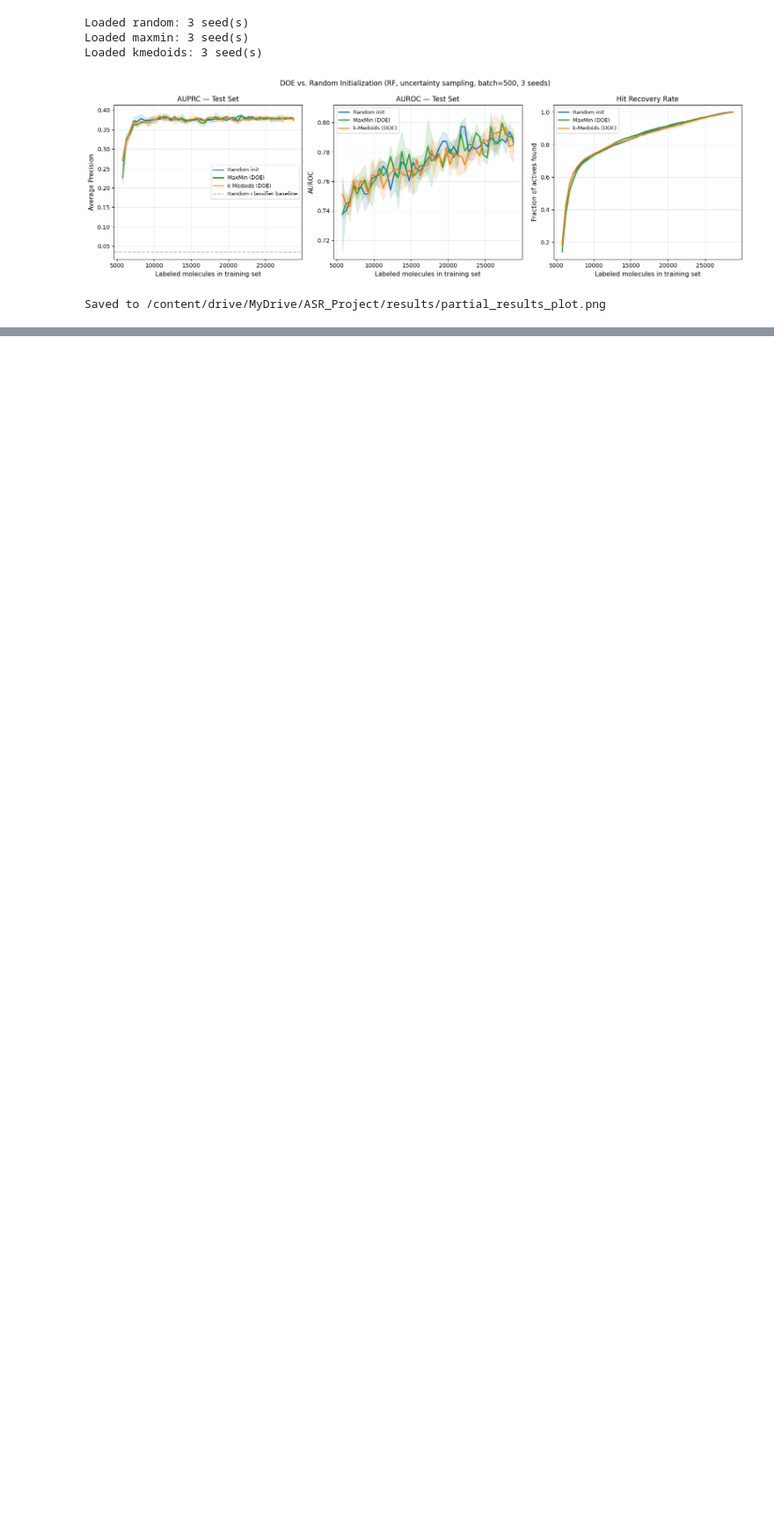
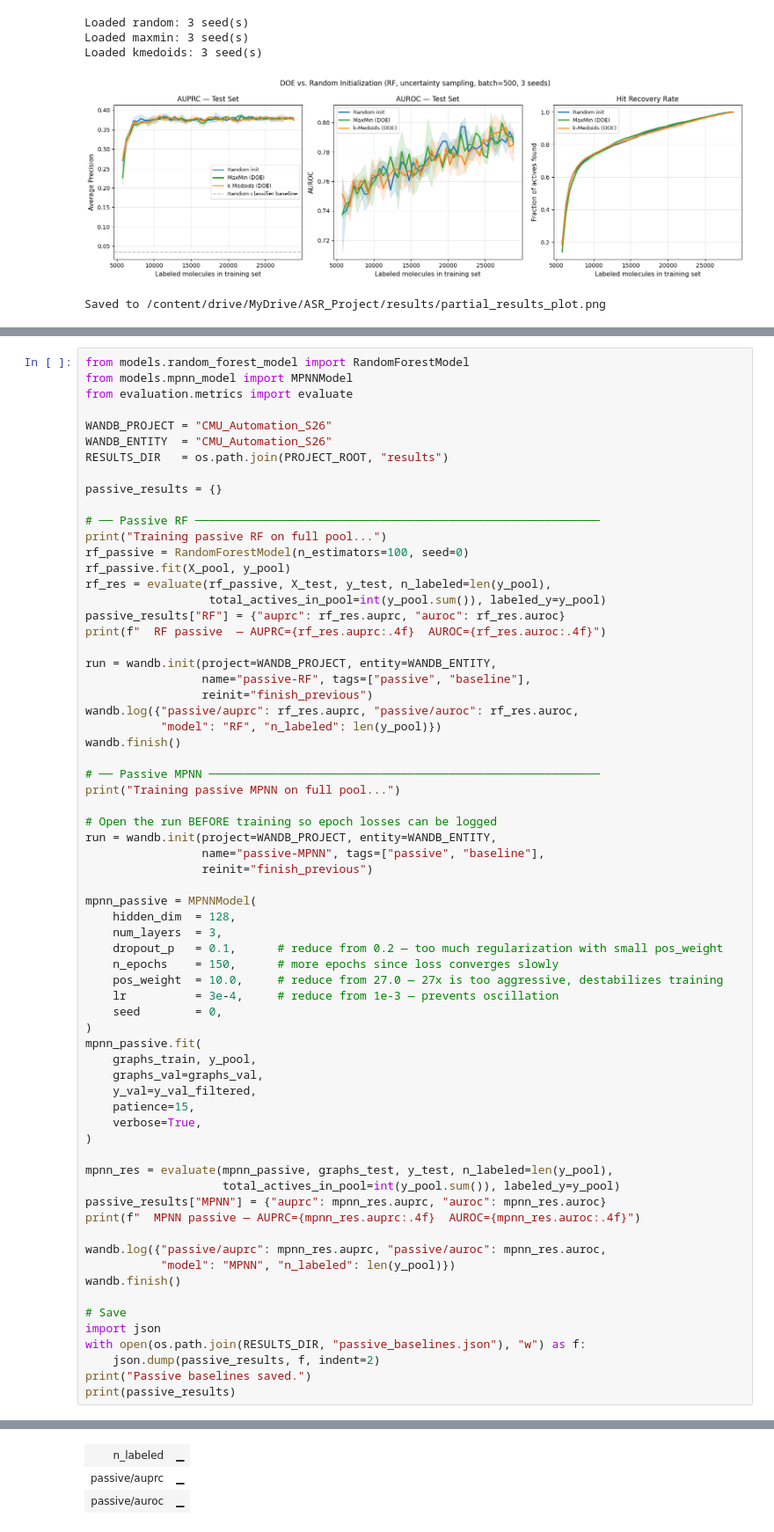
Before and after one commit to skothare/ASR_Proj, a Jupyter notebook: colab_runner.ipynb, the cells around one changed output, grey strips where cells are left out. Shown at 88% size. Saved outputs shown, nothing was run; the diff lists cells and outputs as text; blank space fills up the shorter version.

```diff
--- a/colab_runner.ipynb
+++ b/colab_runner.ipynb
@@ -506,0 +778,68 @@ Saved to /content/drive/MyDrive/ASR_Project/results/partial_results_plot.png
+# %%
+from models.random_forest_model import RandomForestModel
+from models.mpnn_model import MPNNModel
+from evaluation.metrics import evaluate
+
+WANDB_PROJECT = "CMU_Automation_S26"
+WANDB_ENTITY  = "CMU_Automation_S26"
+RESULTS_DIR   = os.path.join(PROJECT_ROOT, "results")
+
+passive_results = {}
+
+# ── Passive RF ───────────────────────────────────────────────────────────
+print("Training passive RF on full pool...")
+rf_passive = RandomForestModel(n_estimators=100, seed=0)
+rf_passive.fit(X_pool, y_pool)
+rf_res = evaluate(rf_passive, X_test, y_test, n_labeled=len(y_pool),
+                  total_actives_in_pool=int(y_pool.sum()), labeled_y=y_pool)
+passive_results["RF"] = {"auprc": rf_res.auprc, "auroc": rf_res.auroc}
+print(f"  RF passive  — AUPRC={rf_res.auprc:.4f}  AUROC={rf_res.auroc:.4f}")
+
+run = wandb.init(project=WANDB_PROJECT, entity=WANDB_ENTITY,
+                 name="passive-RF", tags=["passive", "baseline"],
+                 reinit="finish_previous")
+wandb.log({"passive/auprc": rf_res.auprc, "passive/auroc": rf_res.auroc,
+           "model": "RF", "n_labeled": len(y_pool)})
+wandb.finish()
+
+# ── Passive MPNN ─────────────────────────────────────────────────────────
+print("Training passive MPNN on full pool...")
+
+# Open the run BEFORE training so epoch losses can be logged
+run = wandb.init(project=WANDB_PROJECT, entity=WANDB_ENTITY,
+                 name="passive-MPNN", tags=["passive", "baseline"],
+                 reinit="finish_previous")
+
+mpnn_passive = MPNNModel(
+    hidden_dim  = 128,
+    num_layers  = 3,
+    dropout_p   = 0.1,      # reduce from 0.2 — too much regularization with small pos_weight
+    n_epochs    = 150,      # more epochs since loss converges slowly
+    pos_weight  = 10.0,     # reduce from 27.0 — 27x is too aggressive, destabilizes training
+    lr          = 3e-4,     # reduce from 1e-3 — prevents oscillation
+    seed        = 0,
+)
+mpnn_passive.fit(
+    graphs_train, y_pool,
+    graphs_val=graphs_val,
+    y_val=y_val_filtered,
+    patience=15,
+    verbose=True,
+)
+
+mpnn_res = evaluate(mpnn_passive, graphs_test, y_test, n_labeled=len(y_pool),
+                    total_actives_in_pool=int(y_pool.sum()), labeled_y=y_pool)
+passive_results["MPNN"] = {"auprc": mpnn_res.auprc, "auroc": mpnn_res.auroc}
+print(f"  MPNN passive — AUPRC={mpnn_res.auprc:.4f}  AUROC={mpnn_res.auroc:.4f}")
+
+wandb.log({"passive/auprc": mpnn_res.auprc, "passive/auroc": mpnn_res.auroc,
+           "model": "MPNN", "n_labeled": len(y_pool)})
+wandb.finish()
+
+# Save
+import json
+with open(os.path.join(RESULTS_DIR, "passive_baselines.json"), "w") as f:
+    json.dump(passive_results, f, indent=2)
+print("Passive baselines saved.")
+print(passive_results)
+# %% [output]
@@ -506,0 +857,3 @@ Saved to /content/drive/MyDrive/ASR_Project/results/partial_results_plot.png
+| n_labeled | ▁ |
+| passive/auprc | ▁ |
+| passive/auroc | ▁ |
```
Also changed, not shown: parts of 24 cells of this notebook, 4 other files.
